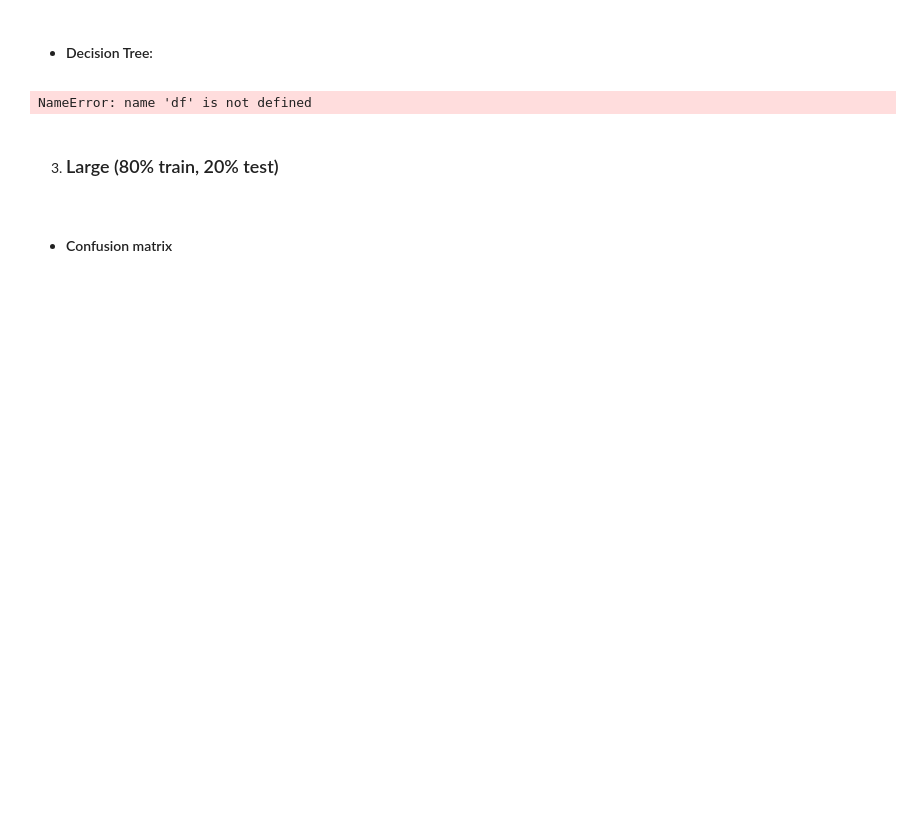
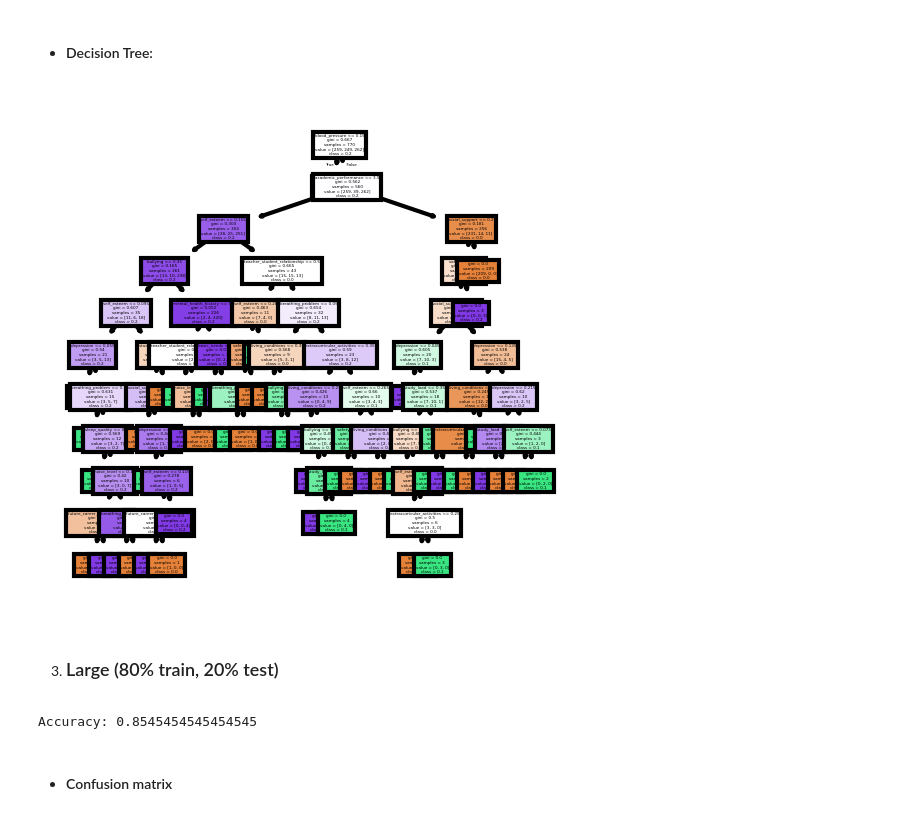
Before and after one commit to Jana18kh/Project, a Jupyter notebook: Phase3.ipynb, the cells around one changed output. Cells and saved outputs as stored; diff of their text form; code cells hidden in the pictures; blank space fills up the shorter version.

```diff
--- a/Phase3.ipynb
+++ b/Phase3.ipynb
@@ -400,37 +436,63 @@ for col in fn2:
     data[col] = pd.to_numeric(data[col], errors='coerce')
 
 # Re-encode the target variable as strings for compatibility with plot_tree
 le2 = LabelEncoder()
-y2 = le2.fit_transform(df['stress_level'])
+y2 = le2.fit_transform(data['stress_level'])
 class_names2 = [str(class_label) for class_label in le2.classes_]
 
 # Split dataset into features and target variable
 X2 = data[fn2] # Features
-y2 = le2.fit_transform(df['stress_level'])  # Target encoded as numbers for fitting
+y2 = le2.fit_transform(data['stress_level'])  # Target encoded as numbers for fitting
 
 # Split data into training and test sets
 X_train2, X_test2, y_train2, y_test2 = train_test_split(X2, y2, test_size=0.3, random_state=1)
 
 # Train Decision Tree Classifier
 clf2 = DecisionTreeClassifier()
 clf2.fit(X_train2, y_train2)
 
 # Set up the plot
 fig, axes = plt.subplots(nrows=1, ncols=1, figsize=(2, 2), dpi=300)
 
 # Plot the decision tree
 tree.plot_tree(
     clf2,
     feature_names=fn2,       # Ensure feature names are strings
     class_names=class_names2,  # Use encoded class names as strings
     filled=True
 )
 
 # Display the plot
 plt.show()
 # %% [output]
-NameError: name 'df' is not defined
+[figure, added]
 # %% [markdown]
 3. ### Large (80% train, 20% test)
+# %%
+# Feature Selection
+fn3 = data.keys().tolist()[1:-1]
+X3 = data[fn3]
+y3 = data['stress_level']
+
+# Encode target variable to numerical values
+le3 = LabelEncoder()
+y_encoded3 = le3.fit_transform(y3)
+
+# Splitting Data into 80% training and 20% testing subsets
+X_train3, X_test3, y_train3, y_test3 = train_test_split(X3, y_encoded3, test_size=0.2, random_state=1)
+
+# Bulding decision tree model
+clf3 = DecisionTreeClassifier()
+
+# Train Decision Tree Classifier
+clf3 = clf3.fit(X_train3, y_train3)
+
+# Predict the response for test dataset
+y_pred3 = clf3.predict(X_test3)
+
+# Evaluating the model
+print("Accuracy:", metrics.accuracy_score(y_test3, y_pred3))
+# %% [output]
+Accuracy: 0.8545454545454545
 # %% [markdown]
 - #### Confusion matrix
```
Also changed, not shown: parts of 15 cells of this notebook, 1 other file.
